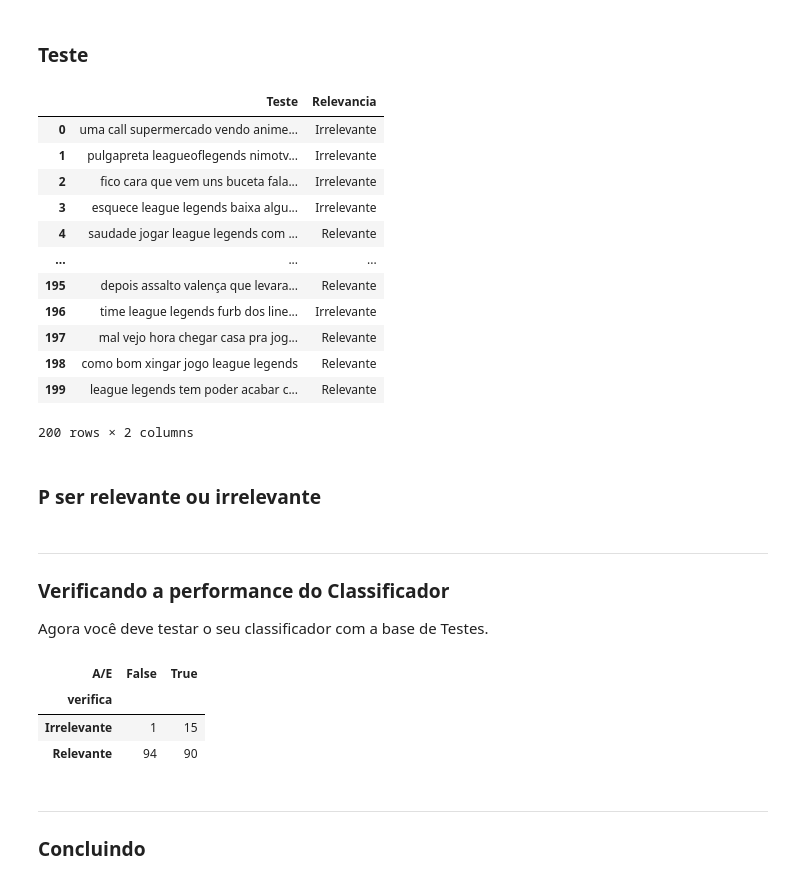
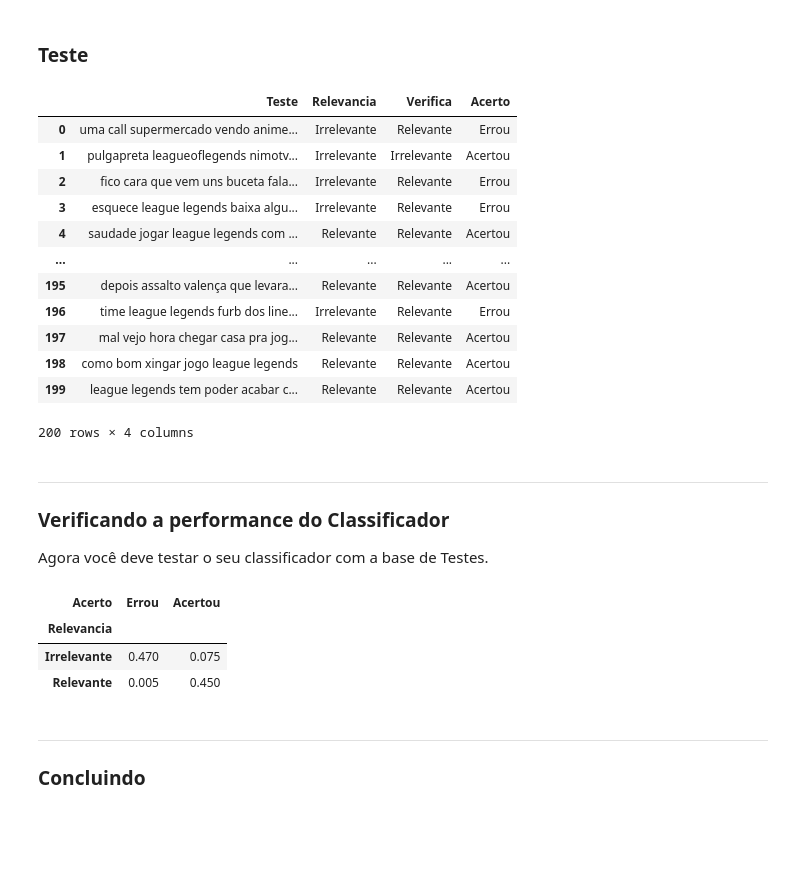
Before and after one commit to pcliquet/LC_Dados, a Jupyter notebook: 2-Classificador.ipynb, the cells around one changed output. Drawn from its saved outputs; the diff is of its cells as text; code cells hidden in the pictures; blank space fills up the shorter version.

Commit message:
Refinamento do Classificador

```diff
--- a/2-Classificador.ipynb
+++ b/2-Classificador.ipynb
@@ -156,8 +156,8 @@ class classificador:
 train["Treinamento"] = train["Treinamento"].apply(normalize)
 
 # Criação das categorias de relevância
-train.Relevancia = train.Relevancia.astype('category')
-train.Relevancia.cat.categories = (['Irrelevante','Relevante'])
+train.Relevancia = train.Relevancia.astype("category")
+train.Relevancia.cat.categories = ["Irrelevante","Relevante"]
 
 train
 # %% [output]
@@ -217,42 +217,44 @@ P_frase.sort_values(by="Relevancia", ascending=False).head()
 # %% [markdown]
 ### Teste
 # %%
-test.Relevancia = test.Relevancia.astype('category')
-test.Relevancia.cat.categories = (['Irrelevante','Relevante'])
+test.Relevancia = test.Relevancia.astype("category")
+test.Relevancia.cat.categories = ["Irrelevante","Relevante"]
 
-test['Teste'] = test['Teste'].apply(normalize)
+test["Teste"] = test["Teste"].apply(normalize)
+
+test["Verifica"] = test["Teste"].apply(classificador_tweets_lol.classifica)
+
+test["Acerto"] = test["Verifica"] == test["Relevancia"]
+test["Acerto"] = test["Acerto"].astype("category")
+test["Acerto"].cat.categories = ["Errou", "Acertou"]
+
 test
 # %% [output]
-|  | Teste | Relevancia |
-| 0 | uma call supermercado vendo anime... | Irrelevante |
-| 1 | pulgapreta leagueoflegends nimotv... | Irrelevante |
-| 2 | fico cara que vem uns buceta fala... | Irrelevante |
-| 3 | esquece league legends baixa algu... | Irrelevante |
-| 4 | saudade jogar league legends com ... | Relevante |
-| ... | ... | ... |
-| 195 | depois assalto valença que levara... | Relevante |
-| 196 | time league legends furb dos line... | Irrelevante |
-| 197 | mal vejo hora chegar casa pra jog... | Relevante |
-| 198 | como bom xingar jogo league legends | Relevante |
-| 199 | league legends tem poder acabar c... | Relevante |
+|  | Teste | Relevancia | Verifica | Acerto |
+| 0 | uma call supermercado vendo anime... | Irrelevante | Relevante | Errou |
+| 1 | pulgapreta leagueoflegends nimotv... | Irrelevante | Irrelevante | Acertou |
+| 2 | fico cara que vem uns buceta fala... | Irrelevante | Relevante | Errou |
+| 3 | esquece league legends baixa algu... | Irrelevante | Relevante | Errou |
+| 4 | saudade jogar league legends com ... | Relevante | Relevante | Acertou |
+| ... | ... | ... | ... | ... |
+| 195 | depois assalto valença que levara... | Relevante | Relevante | Acertou |
+| 196 | time league legends furb dos line... | Irrelevante | Relevante | Errou |
+| 197 | mal vejo hora chegar casa pra jog... | Relevante | Relevante | Acertou |
+| 198 | como bom xingar jogo league legends | Relevante | Relevante | Acertou |
+| 199 | league legends tem poder acabar c... | Relevante | Relevante | Acertou |
-200 rows × 2 columns
+200 rows × 4 columns
-# %% [markdown]
-### P ser relevante ou irrelevante
 # %% [markdown]
 ___
 ### Verificando a performance do Classificador
 
 Agora você deve testar o seu classificador com a base de Testes.
-# %%
-test['verifica'] = test['Teste'].apply(classificador_tweets_lol.classifica)
-test['A/E'] = test.loc[:,'verifica'] == test['Relevancia']
-#test
-pd.crosstab(test['verifica'],test['A/E'])
-# %% [output]
-| A/E | False | True |
-| verifica |  |  |
-| Irrelevante | 1 | 15 |
-| Relevante | 94 | 90 |
+# %%
+pd.crosstab(test["Relevancia"], test["Acerto"], normalize=True)
+# %% [output]
+| Acerto | Errou | Acertou |
+| Relevancia |  |  |
+| Irrelevante | 0.470 | 0.075 |
+| Relevante | 0.005 | 0.450 |
 # %% [markdown]
 ___
 ### Concluindo
```
Also changed, not shown: parts of 8 cells of this notebook.
